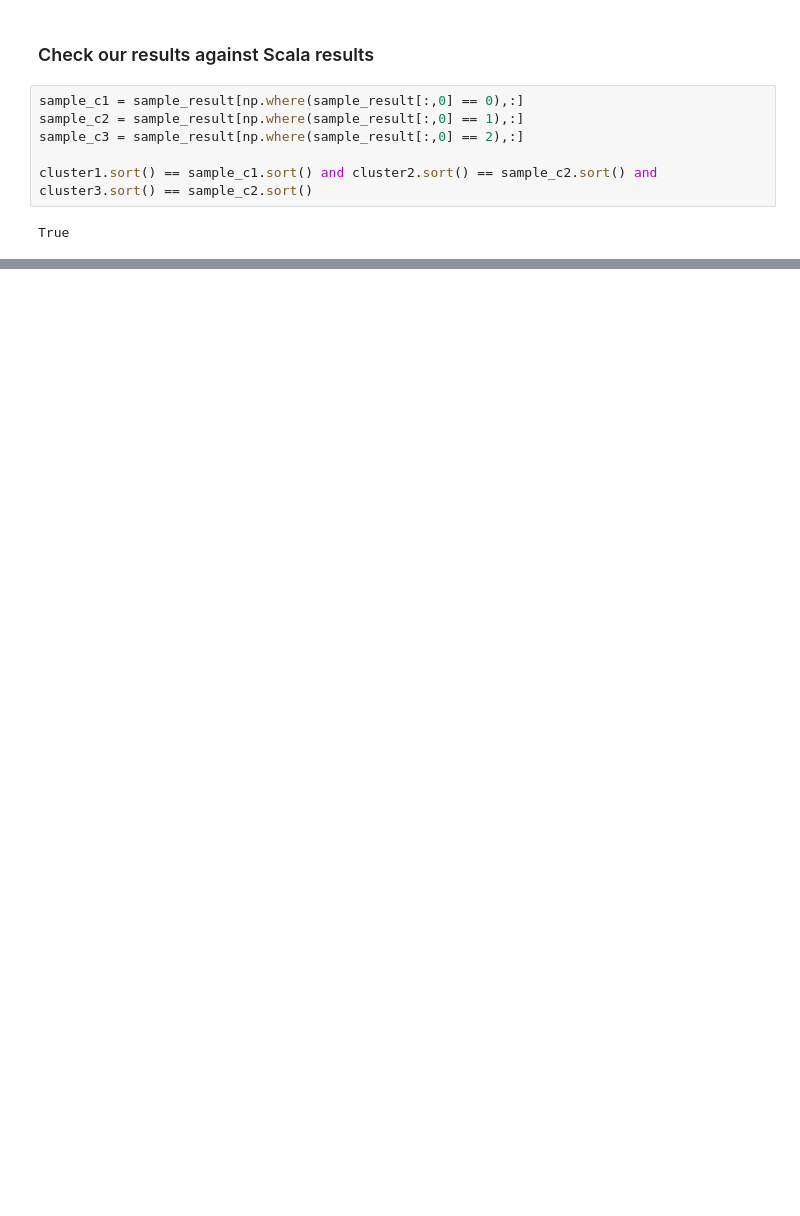
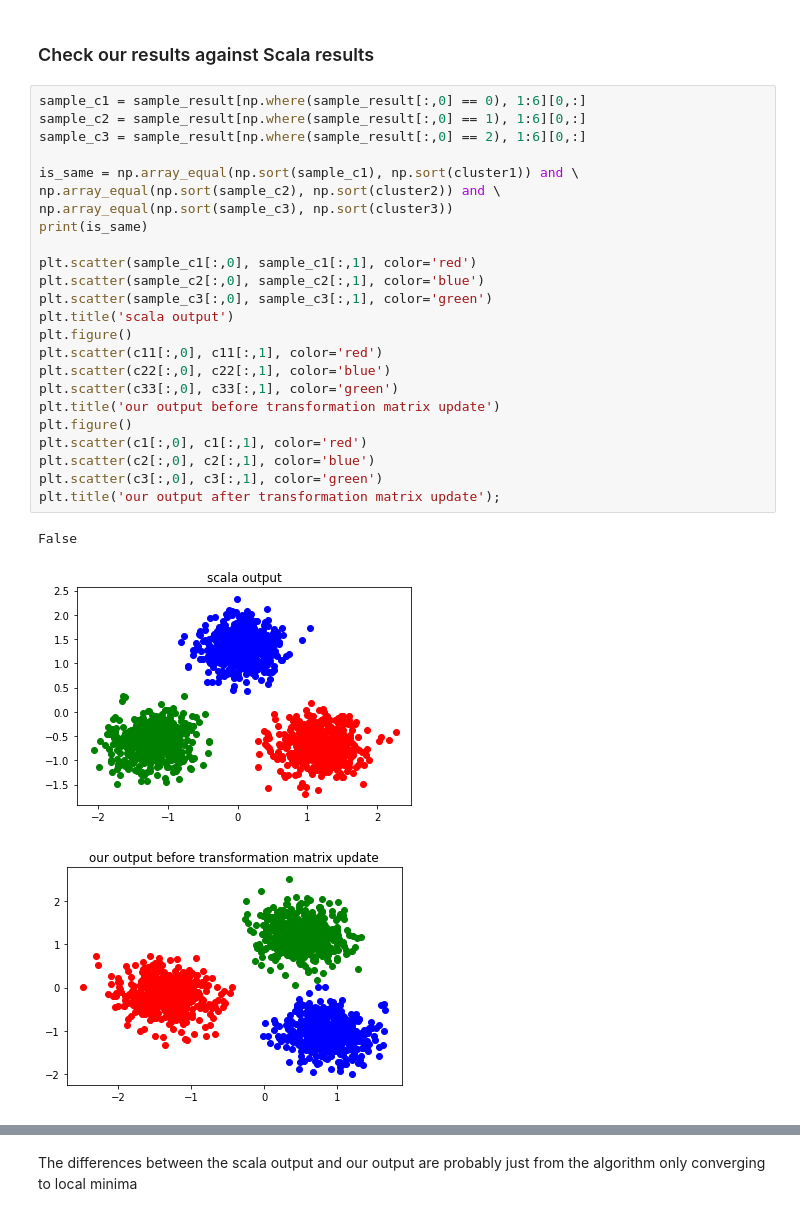
Before and after one commit to tvannoy/SubKMeans-randomized-SVD, a Jupyter notebook: vanilla_test.ipynb, the cells around one changed output, grey strips where cells are left out. Cells and saved outputs as stored; diff of their text form; blank space fills up the shorter version.

```diff
--- a/vanilla_test.ipynb
+++ b/vanilla_test.ipynb
@@ -135,10 +138,30 @@ plt.title('clustered subspace');
 # %% [markdown]
 ### Check our results against Scala results
-# %%
-sample_c1 = sample_result[np.where(sample_result[:,0] == 0),:]
-sample_c2 = sample_result[np.where(sample_result[:,0] == 1),:]
-sample_c3 = sample_result[np.where(sample_result[:,0] == 2),:]
-
-cluster1.sort() == sample_c1.sort() and cluster2.sort() == sample_c2.sort() and cluster3.sort() == sample_c2.sort()
-# %% [output]
-True
+# %%
+sample_c1 = sample_result[np.where(sample_result[:,0] == 0), 1:6][0,:]
+sample_c2 = sample_result[np.where(sample_result[:,0] == 1), 1:6][0,:]
+sample_c3 = sample_result[np.where(sample_result[:,0] == 2), 1:6][0,:]
+
+is_same = np.array_equal(np.sort(sample_c1), np.sort(cluster1)) and \
+np.array_equal(np.sort(sample_c2), np.sort(cluster2)) and \
+np.array_equal(np.sort(sample_c3), np.sort(cluster3))
+print(is_same)
+
+plt.scatter(sample_c1[:,0], sample_c1[:,1], color='red')
+plt.scatter(sample_c2[:,0], sample_c2[:,1], color='blue')
+plt.scatter(sample_c3[:,0], sample_c3[:,1], color='green')
+plt.title('scala output')
+plt.figure()
+plt.scatter(c11[:,0], c11[:,1], color='red')
+plt.scatter(c22[:,0], c22[:,1], color='blue')
+plt.scatter(c33[:,0], c33[:,1], color='green')
+plt.title('our output before transformation matrix update')
+plt.figure()
+plt.scatter(c1[:,0], c1[:,1], color='red')
+plt.scatter(c2[:,0], c2[:,1], color='blue')
+plt.scatter(c3[:,0], c3[:,1], color='green')
+plt.title('our output after transformation matrix update');
+# %% [output]
+False
+[figure, added]
+[figure, added]
@@ -144,0 +169,2 @@ True
+# %% [markdown]
+The differences between the scala output and our output are probably just from the algorithm only converging to local minima
```
Also changed, not shown: parts of 13 cells of this notebook.
